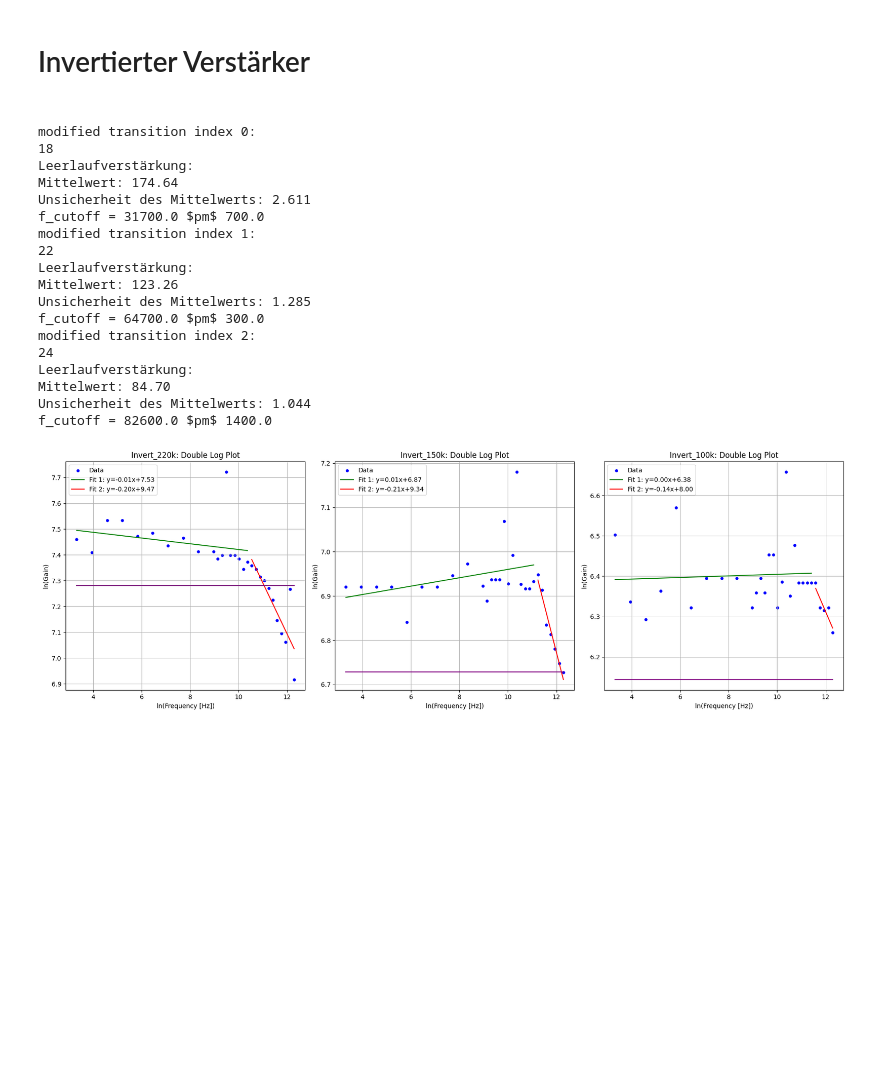
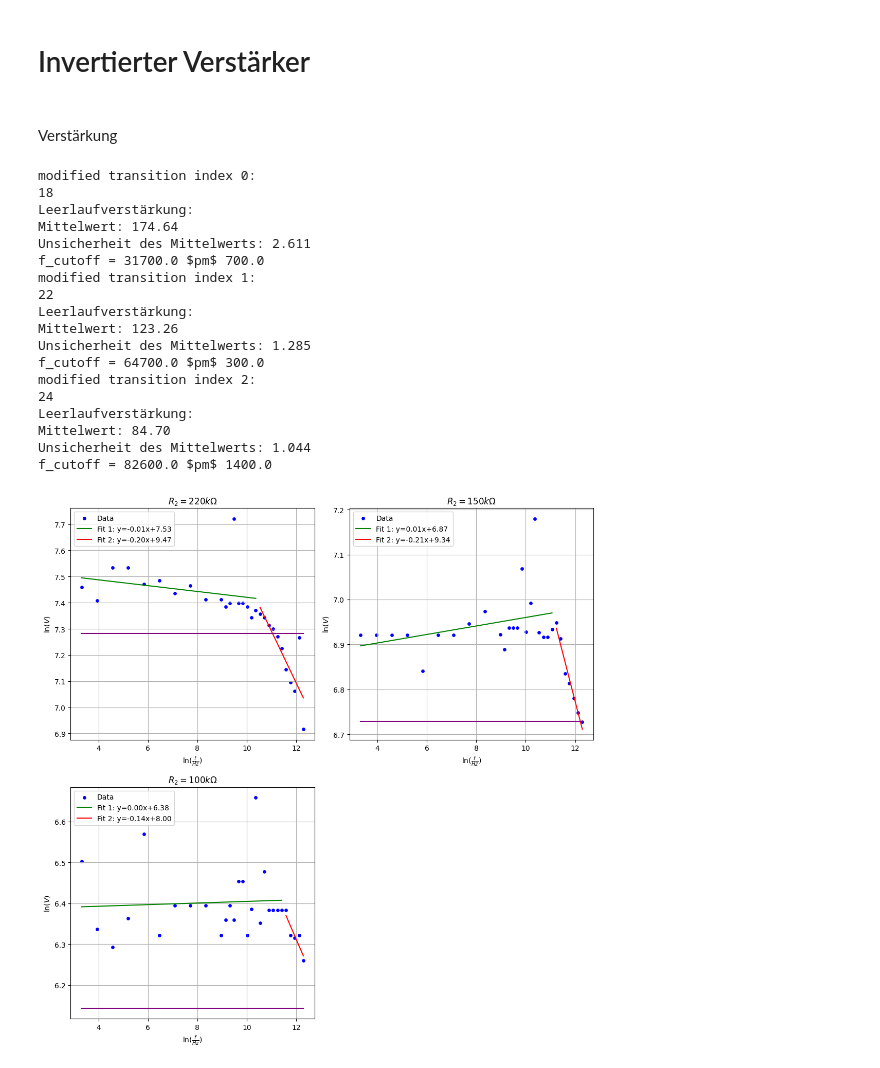
Before and after one commit to joeyko2706/FP-Protokolle, a Jupyter notebook: v51/auswertung/auswertung.ipynb, the cells around one changed output. Cells and saved outputs as stored; diff of their text form; code cells hidden in the pictures; blank space fills up the shorter version.

Commit message:
finished invertierter verstärker

```diff
--- a/v51/auswertung/auswertung.ipynb
+++ b/v51/auswertung/auswertung.ipynb
@@ -6,6 +6,8 @@ import pandas as pd
 import matplotlib.pyplot as plt
 # %% [markdown]
 <h1>Invertierter Verstärker<h1>
+# %% [markdown]
+Verstärkung
 # %%
 def linear_fit(x, a, b):
 
@@ -41,7 +43,16 @@ for key, path in file_paths.items():
 
     dataframes[key] = data
 
+# Liste zum Speichern der Figure-Objekte
+figures = []
 
+def toplabel(key):
+    if key == "Invert_220k":
+        return r"$R_2 = 220k\Omega$"
+    if key == "Invert_150k":
+        return r"$R_2 = 150k\Omega$"
+    if key == "Invert_100k":
+        return r"$R_2 = 100k\Omega$"
 
 def modify_cutoff_point(transition_index,i):
     if i == 0:
@@ -92,7 +103,9 @@ def print_mean_error(daten):
     print(f"Unsicherheit des Mittelwerts: {sigma_mittelwert:.3f}")
 
 # Prepare plots
-fig, axes = plt.subplots(1, 3, figsize=(18, 6))
+fig, axes = plt.subplots(2, 2, figsize=(11, 11))
+axes = axes.flatten()
+fig.delaxes(axes[3])
 
 for i, (key, df) in enumerate(dataframes.items()):
 
@@ -102,6 +115,7 @@ for i, (key, df) in enumerate(dataframes.items()):
 
     gains = (df['Amplified_V'].astype(float) / ( df['Unamplified_mV'].astype(float) / 1000 )).to_numpy()
 
+    phases = df['Phase_Deg'].astype(float).to_numpy()
 
     # Log-transform frequency and gain
 
@@ -160,40 +174,40 @@ for i, (key, df) in enumerate(dataframes.items()):
 
     # Add labels, title, legend
 
-    axes[i].set_title(f"{key}: Double Log Plot")
+    axes[i].set_title(toplabel(key))
 
-    axes[i].set_xlabel("ln(Frequency [Hz])")
+    axes[i].set_xlabel(r"$\ln(\frac{f}{Hz})$")
 
-    axes[i].set_ylabel("ln(Gain)")
+    axes[i].set_ylabel(r"$\ln(V)$")
 
     axes[i].legend()
 
     axes[i].grid()
 
+# Adjust layout and show the plots
+plt.tight_layout()
 
 
-# Adjust layout and show the plots
-
-plt.tight_layout()
+plt.savefig("../figures/inverted_gain")
 
 plt.show()
 # %% [output]
 modified transition index 0:
 18
 Leerlaufverstärkung:
 Mittelwert: 174.64
 Unsicherheit des Mittelwerts: 2.611
 f_cutoff = 31700.0 $pm$ 700.0
 modified transition index 1:
 22
 Leerlaufverstärkung:
 Mittelwert: 123.26
 Unsicherheit des Mittelwerts: 1.285
 f_cutoff = 64700.0 $pm$ 300.0
 modified transition index 2:
 24
 Leerlaufverstärkung:
 Mittelwert: 84.70
 Unsicherheit des Mittelwerts: 1.044
 f_cutoff = 82600.0 $pm$ 1400.0
-[figure, old version]
+[figure, new version]
```
Also changed, not shown: parts of 4 cells of this notebook, 3 other files.
